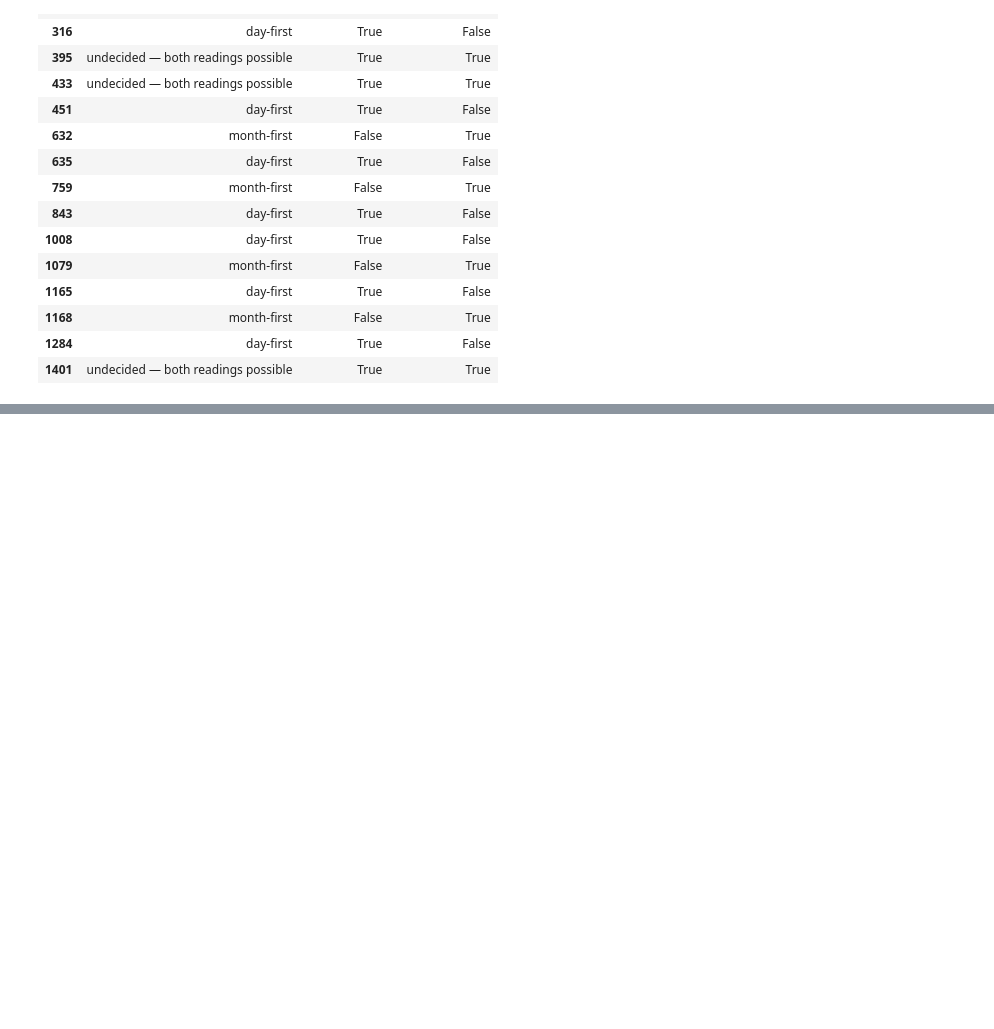
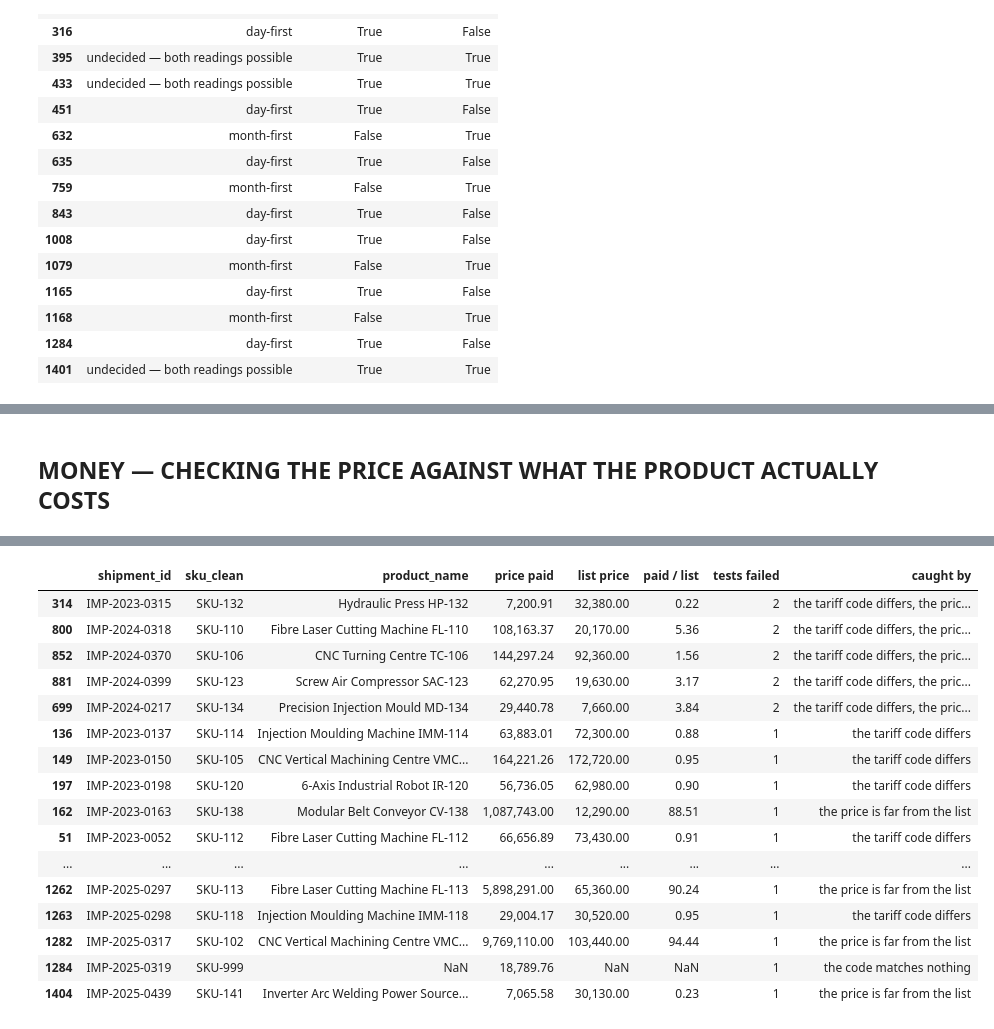
Before and after one commit to aanaya-hub/mx-machinery-imports, a Jupyter notebook: notebooks/01-data-repair-and-eda.ipynb, the cells around one changed output, grey strips where cells are left out. Drawn from its saved outputs; the diff is of its cells as text; code cells hidden in the pictures; blank space fills up the shorter version.

Commit message:
Add profiling, date-resolution and key-repair cells

```diff
--- a/notebooks/01-data-repair-and-eda.ipynb
+++ b/notebooks/01-data-repair-and-eda.ipynb
@@ -901,0 +1861,63 @@ Settled by the order of events: 13 of 17
+# %% [markdown]
+## MONEY — CHECKING THE PRICE AGAINST WHAT THE PRODUCT ACTUALLY COSTS
+# %%
+#
+# In plain terms: up to here, "wrong SKU" could only mean "a code that matches
+# nothing". But a code that is wrong and happens to BE a real code joins cleanly
+# and points at the wrong machine, and no amount of checking the code itself will
+# reveal it. So this cell asks an independent question — does the price paid match
+# what that product costs? — and pools it with the signals already gathered.
+# =============================================================================
+
+price_paid = money["unit_price_usd"]                        # already numeric, from the money cells
+list_price = pd.to_numeric(joined["list_price_usd"], errors="coerce")   # the master's price
+ratio = price_paid / list_price                             # what was paid, as a share of the list price
+
+# Three tests that share no logic with each other. Each answers a different question, so a row
+# caught by one is not necessarily caught by the others — which is the point of running all three.
+SIGNALS = {
+    "the code matches nothing":       joined["product_name"].isna(),
+    "the tariff code differs":        status == "CONFLICTS with the master",   # from the HS cell
+    "the price is far from the list": list_price.notna() & ~ratio.between(0.5, 1.5),
+}
+
+section("MONEY — THREE INDEPENDENT OPINIONS ON EVERY PRODUCT CODE",
+        "Each test below was built separately and asks a different question. A wide band is used\n"
+        "for the price test on purpose — this is a net for catching things, not a verdict, and\n"
+        "every row it catches still needs a decision by a human.")
+for name, mask in SIGNALS.items():
+    print(f" {name:34s} {int(mask.sum()):>4} rows")
+print()
+
+# `pd.concat(..., axis=1)` stacks the three yes/no columns side by side; `.sum(axis=1)` then
+# counts, for each shipment, how many of the three disagree with it.
+signal_count = pd.concat(SIGNALS.values(), axis=1).sum(axis=1)
+any_signal = signal_count > 0
+
+print(f" rows where at least one test disagrees : {int(any_signal.sum())}")
+print(f"    caught by exactly one test           : {int((signal_count == 1).sum())}")
+print(f"    caught by two                        : {int((signal_count == 2).sum())}")
+print(f"    caught by all three                  : {int((signal_count == 3).sum())}")
+print()
+
+# * The three tests overlap on only five rows. If they were saying the same thing, all 45 rows
+#   would be caught by all three — they are not. Each test sees a failure the others are blind
+#   to, which is what makes running three of them worth the effort.
+# ! 45 shipments carry a product code, a tariff code or a price that contradicts something else
+#   in the file. Each is listed below with the reason it was caught, so the claim is checkable.
+# ? Notice what this cannot do: it cannot say how many wrong codes it has missed. A typo that
+#   landed on a similarly-priced machine in the same tariff family would pass all three tests.
+#   45 is a floor, not a total — and saying so is more useful than implying completeness.
+
+view = joined.loc[any_signal, ["shipment_id", "sku_clean", "product_name"]].copy()
+view["price paid"] = price_paid[any_signal]
+view["list price"] = list_price[any_signal]
+view["paid / list"] = ratio[any_signal].round(2)
+view["tests failed"] = signal_count[any_signal]
+# For each flagged row, which of the three tests objected — spelled out rather than numbered.
+view["caught by"] = [", ".join(name for name, mask in SIGNALS.items() if bool(mask.loc[idx]))
+                     for idx in view.index]
+view = view.sort_values("tests failed", ascending=False)     # most-disagreed-with first
+
+view
+# %% [output]
@@ -901,0 +1939,17 @@ Settled by the order of events: 13 of 17
+|  | shipment_id | sku_clean | product_name | price paid | list price | paid / list | tests failed | caught by |
+| 314 | IMP-2023-0315 | SKU-132 | Hydraulic Press HP-132 | 7,200.91 | 32,380.00 | 0.22 | 2 | the tariff code differs, the pric... |
+| 800 | IMP-2024-0318 | SKU-110 | Fibre Laser Cutting Machine FL-110 | 108,163.37 | 20,170.00 | 5.36 | 2 | the tariff code differs, the pric... |
+| 852 | IMP-2024-0370 | SKU-106 | CNC Turning Centre TC-106 | 144,297.24 | 92,360.00 | 1.56 | 2 | the tariff code differs, the pric... |
+| 881 | IMP-2024-0399 | SKU-123 | Screw Air Compressor SAC-123 | 62,270.95 | 19,630.00 | 3.17 | 2 | the tariff code differs, the pric... |
+| 699 | IMP-2024-0217 | SKU-134 | Precision Injection Mould MD-134 | 29,440.78 | 7,660.00 | 3.84 | 2 | the tariff code differs, the pric... |
+| 136 | IMP-2023-0137 | SKU-114 | Injection Moulding Machine IMM-114 | 63,883.01 | 72,300.00 | 0.88 | 1 | the tariff code differs |
+| 149 | IMP-2023-0150 | SKU-105 | CNC Vertical Machining Centre VMC... | 164,221.26 | 172,720.00 | 0.95 | 1 | the tariff code differs |
+| 197 | IMP-2023-0198 | SKU-120 | 6-Axis Industrial Robot IR-120 | 56,736.05 | 62,980.00 | 0.90 | 1 | the tariff code differs |
+| 162 | IMP-2023-0163 | SKU-138 | Modular Belt Conveyor CV-138 | 1,087,743.00 | 12,290.00 | 88.51 | 1 | the price is far from the list |
+| 51 | IMP-2023-0052 | SKU-112 | Fibre Laser Cutting Machine FL-112 | 66,656.89 | 73,430.00 | 0.91 | 1 | the tariff code differs |
+| ... | ... | ... | ... | ... | ... | ... | ... | ... |
+| 1262 | IMP-2025-0297 | SKU-113 | Fibre Laser Cutting Machine FL-113 | 5,898,291.00 | 65,360.00 | 90.24 | 1 | the price is far from the list |
+| 1263 | IMP-2025-0298 | SKU-118 | Injection Moulding Machine IMM-118 | 29,004.17 | 30,520.00 | 0.95 | 1 | the tariff code differs |
+| 1282 | IMP-2025-0317 | SKU-102 | CNC Vertical Machining Centre VMC... | 9,769,110.00 | 103,440.00 | 94.44 | 1 | the price is far from the list |
+| 1284 | IMP-2025-0319 | SKU-999 | NaN | 18,789.76 | NaN | NaN | 1 | the code matches nothing |
+| 1404 | IMP-2025-0439 | SKU-141 | Inverter Arc Welding Power Source... | 7,065.58 | 30,130.00 | 0.23 | 1 | the price is far from the list |
```
Also changed, not shown: parts of 22 cells of this notebook.
